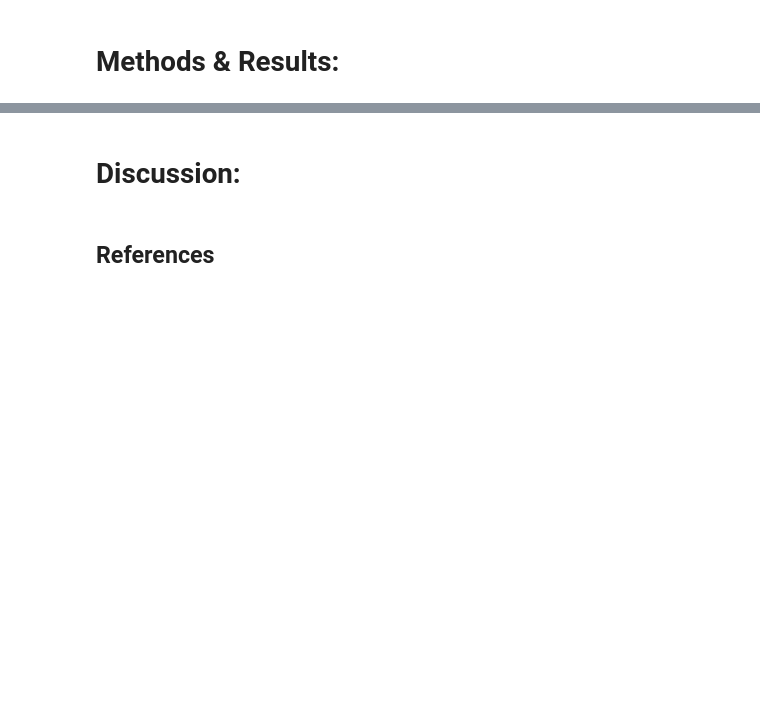
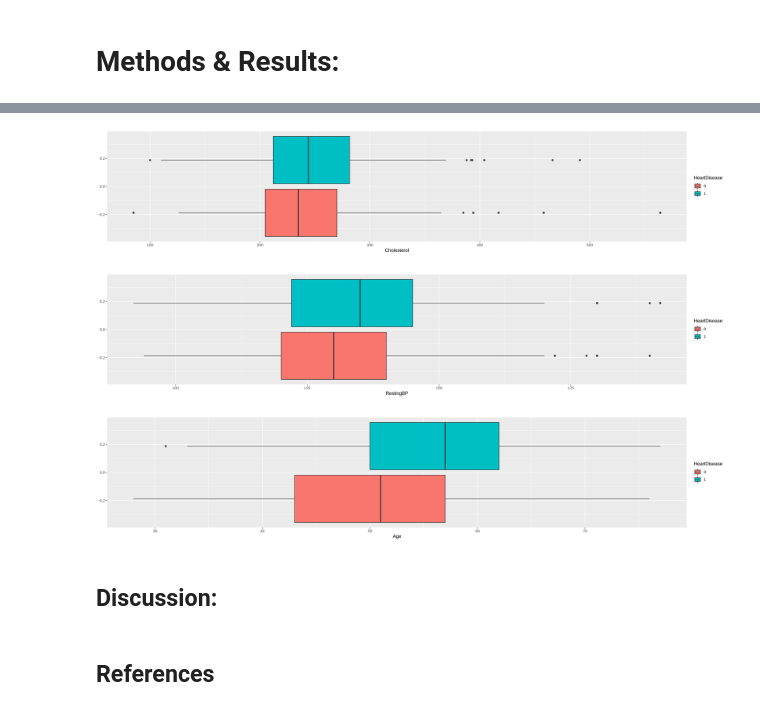
Before and after one commit to josephsoo/dsci_100_group_12, a Jupyter notebook: Project report.ipynb, the cells around one changed output, grey strips where cells are left out. Saved outputs shown, nothing was run; the diff lists cells and outputs as text; code cells hidden in the pictures; blank space fills up the shorter version.

Commit message:
Added boxplots

```diff
--- a/Project report.ipynb
+++ b/Project report.ipynb
@@ -36,21 +73,29 @@ head(heart_clean)
+# %%
+heart_split <- initial_split(heart_clean, prop = 0.75, strata = HeartDisease)
+heart_train <- training(heart_split)
+heart_test <- testing(heart_split)
 # %%
 options(repr.plot.width = 20, repr.plot.height = 4)
 
-cholesterol_histo <- heart_clean |> ggplot(aes(x = Cholesterol, fill = HeartDisease)) +
-    geom_histogram()+
+cholesterol_histo <- heart_train |> ggplot(aes(x = Cholesterol, fill = HeartDisease)) +
+    geom_boxplot()
 
 
-bp_histo <- heart_clean |> ggplot(aes(x = RestingBP, fill = HeartDisease)) +
-    geom_histogram()
+bp_histo <- heart_train |> ggplot(aes(x = RestingBP, fill = HeartDisease)) +
+    geom_boxplot()
 
-age_histo <- heart_clean |> ggplot(aes(x = Age, fill = HeartDisease)) +
-    geom_histogram()
+age_histo <- heart_train |> ggplot(aes(x = Age, fill = HeartDisease)) +
+    geom_boxplot()
 
 
 cholesterol_histo
 bp_histo
 age_histo
+# %% [output]
+[figure, added]
+[figure, added]
+[figure, added]
 # %% [markdown]
-# Discussion:
+## Discussion:
 # %% [markdown]
 ## References
```
Also changed, not shown: parts of 3 cells of this notebook.
